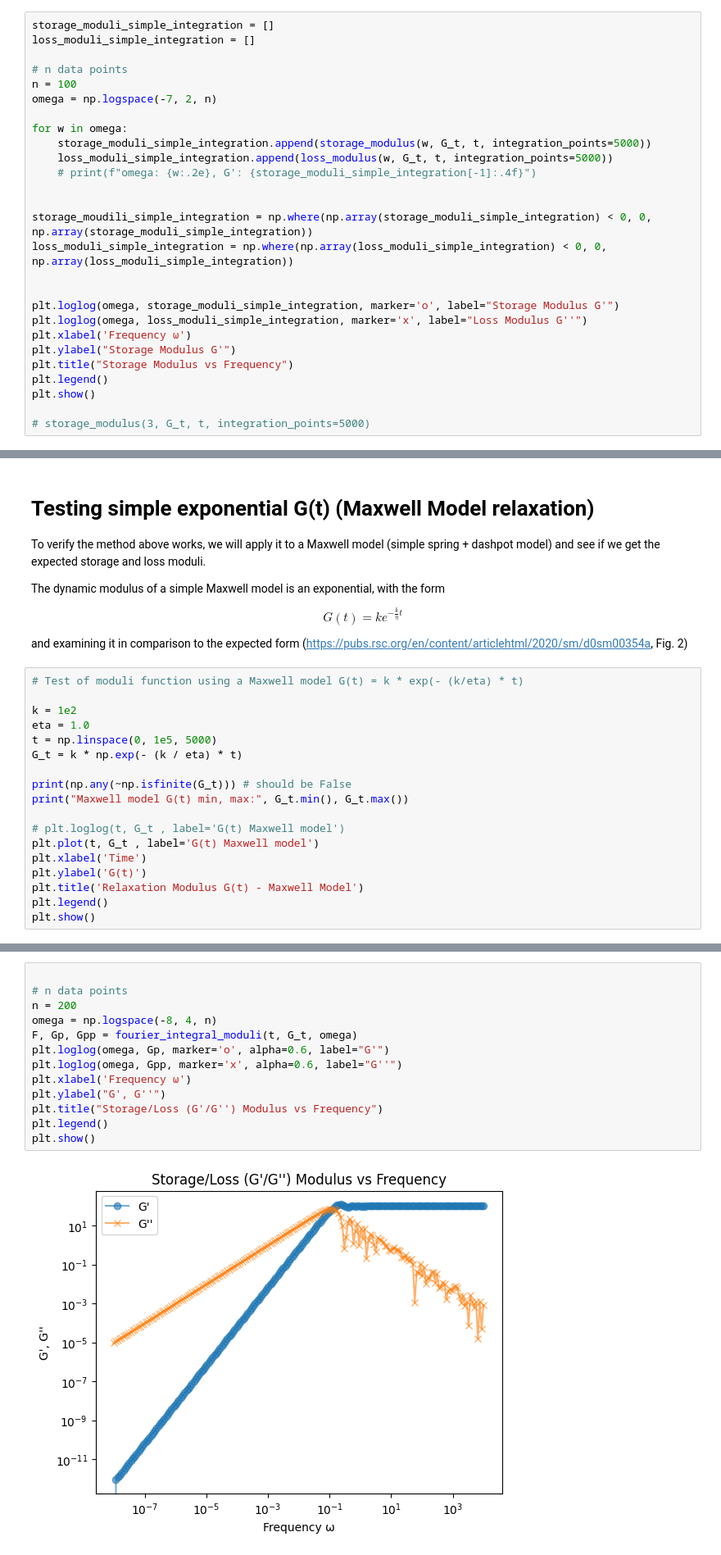
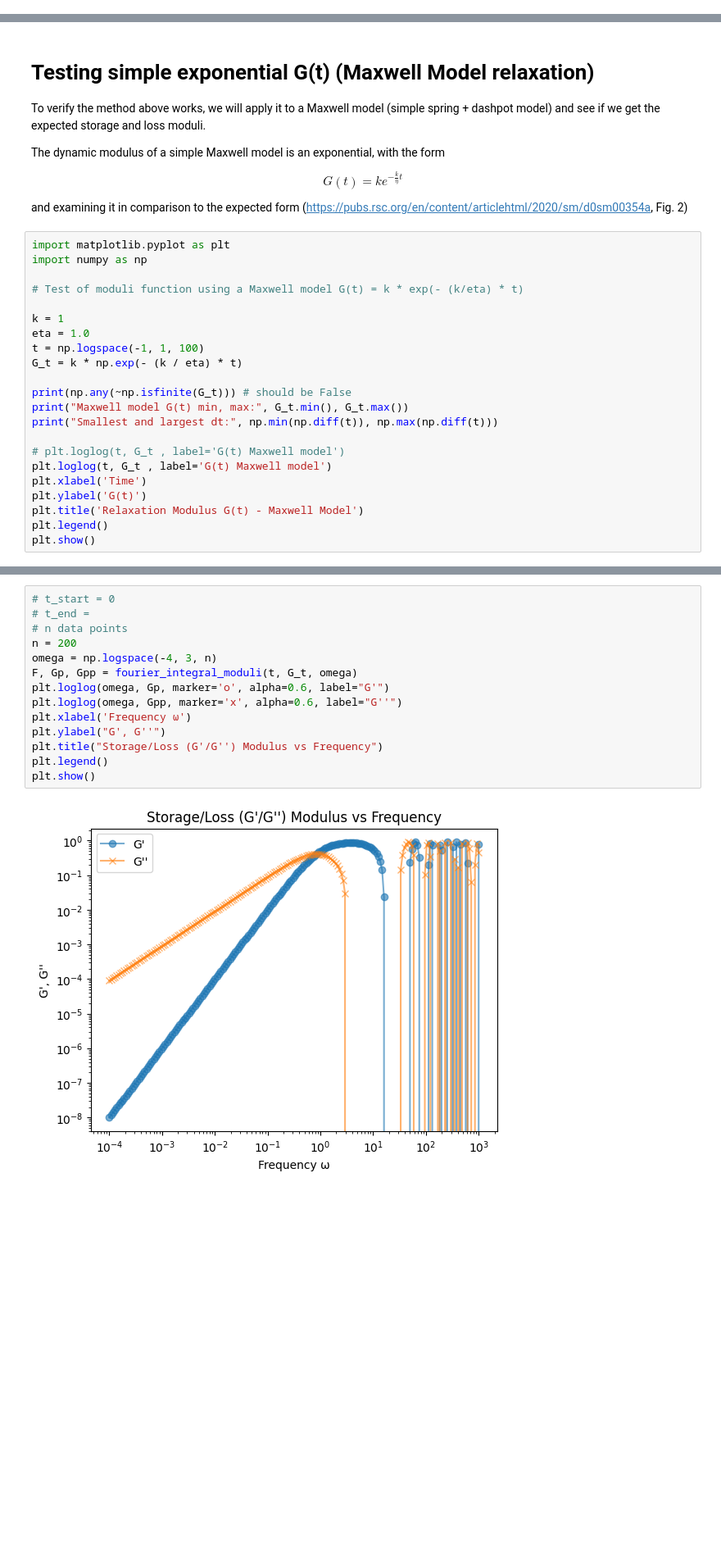
Before and after one commit to anotherbeaver/amine_polymers, a Jupyter notebook: storage_loss_moduli.ipynb, the cells around one changed output, grey strips where cells are left out. Shown at 82% size. Drawn from its saved outputs; the diff is of its cells as text; blank space fills up the shorter version.

```diff
--- a/logs/storage_loss_moduli.ipynb
+++ b/storage_loss_moduli.ipynb
@@ -136,27 +9,0 @@ see fits to Maxwell modes
-# %%
-storage_moduli_simple_integration = []
-loss_moduli_simple_integration = []
-
-# n data points
-n = 100
-omega = np.logspace(-7, 2, n)
-
-for w in omega:
-    storage_moduli_simple_integration.append(storage_modulus(w, G_t, t, integration_points=5000))
-    loss_moduli_simple_integration.append(loss_modulus(w, G_t, t, integration_points=5000))
-    # print(f"omega: {w:.2e}, G': {storage_moduli_simple_integration[-1]:.4f}")
-
-
-storage_moudili_simple_integration = np.where(np.array(storage_moduli_simple_integration) < 0, 0, np.array(storage_moduli_simple_integration))
-loss_moduli_simple_integration = np.where(np.array(loss_moduli_simple_integration) < 0, 0, np.array(loss_moduli_simple_integration))
-
-
-plt.loglog(omega, storage_moduli_simple_integration, marker='o', label="Storage Modulus G'")
-plt.loglog(omega, loss_moduli_simple_integration, marker='x', label="Loss Modulus G''")
-plt.xlabel('Frequency ω')
-plt.ylabel("Storage Modulus G'")
-plt.title("Storage Modulus vs Frequency")
-plt.legend()
-plt.show()
-
-# storage_modulus(3, G_t, t, integration_points=5000)
@@ -363,18 +156,22 @@ $$G(t) = k e^{-\frac k \eta t}$$
 
 and examining it in comparison to the expected form (https://pubs.rsc.org/en/content/articlehtml/2020/sm/d0sm00354a, Fig. 2)
 # %%
+import matplotlib.pyplot as plt
+import numpy as np
+
 # Test of moduli function using a Maxwell model G(t) = k * exp(- (k/eta) * t)
 
-k = 1e2
+k = 1
 eta = 1.0
-t = np.linspace(0, 1e5, 5000)
+t = np.logspace(-1, 1, 100)
 G_t = k * np.exp(- (k / eta) * t)
 
 print(np.any(~np.isfinite(G_t))) # should be False
 print("Maxwell model G(t) min, max:", G_t.min(), G_t.max())
+print("Smallest and largest dt:", np.min(np.diff(t)), np.max(np.diff(t)))
 
 # plt.loglog(t, G_t , label='G(t) Maxwell model')
-plt.plot(t, G_t , label='G(t) Maxwell model')
+plt.loglog(t, G_t , label='G(t) Maxwell model')
 plt.xlabel('Time')
 plt.ylabel('G(t)')
 plt.title('Relaxation Modulus G(t) - Maxwell Model')
@@ -387,15 +185,16 @@ Maxwell model G(t) min, max: 0.0 100.0
 # %%
-
+# t_start = 0
+# t_end =
 # n data points
 n = 200
-omega = np.logspace(-8, 4, n)
+omega = np.logspace(-4, 3, n)
 F, Gp, Gpp = fourier_integral_moduli(t, G_t, omega)
 plt.loglog(omega, Gp, marker='o', alpha=0.6, label="G'")
 plt.loglog(omega, Gpp, marker='x', alpha=0.6, label="G''")
 plt.xlabel('Frequency ω')
 plt.ylabel("G', G''")
 plt.title("Storage/Loss (G'/G'') Modulus vs Frequency")
 plt.legend()
 plt.show()
 # %% [output]
-[figure, old version]
+[figure, new version]
```
Also changed, not shown: parts of 21 cells of this notebook, 26 other files.
